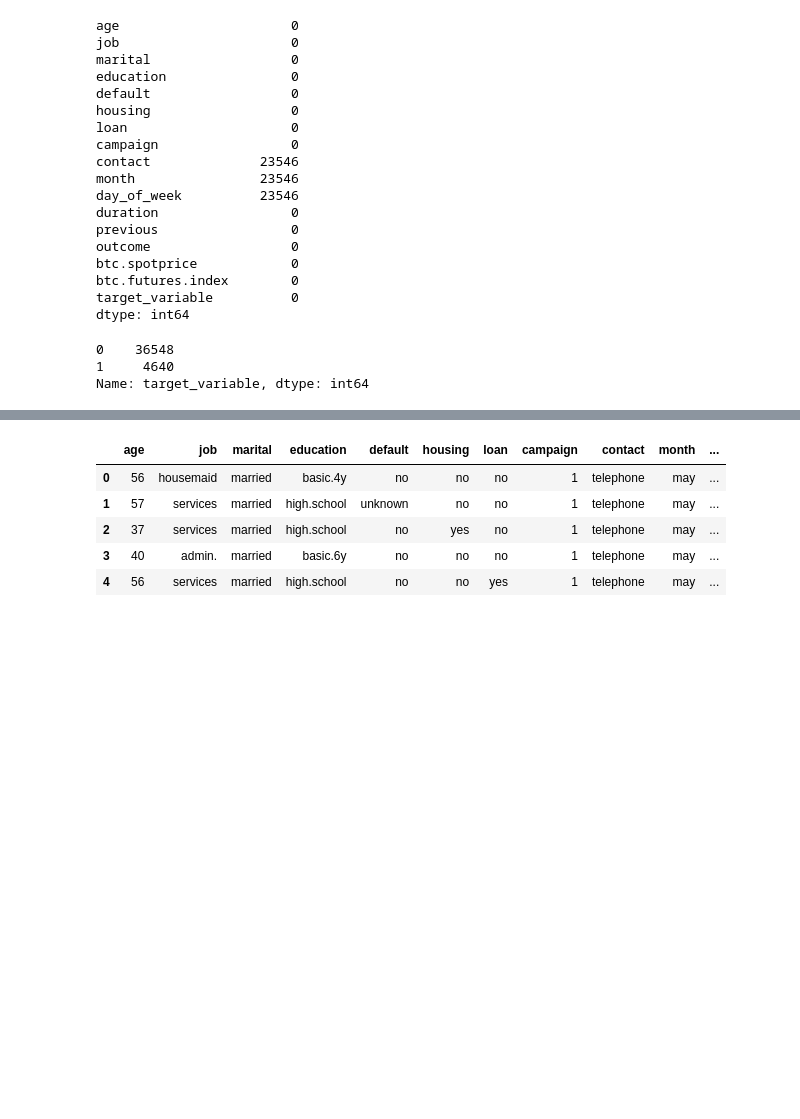
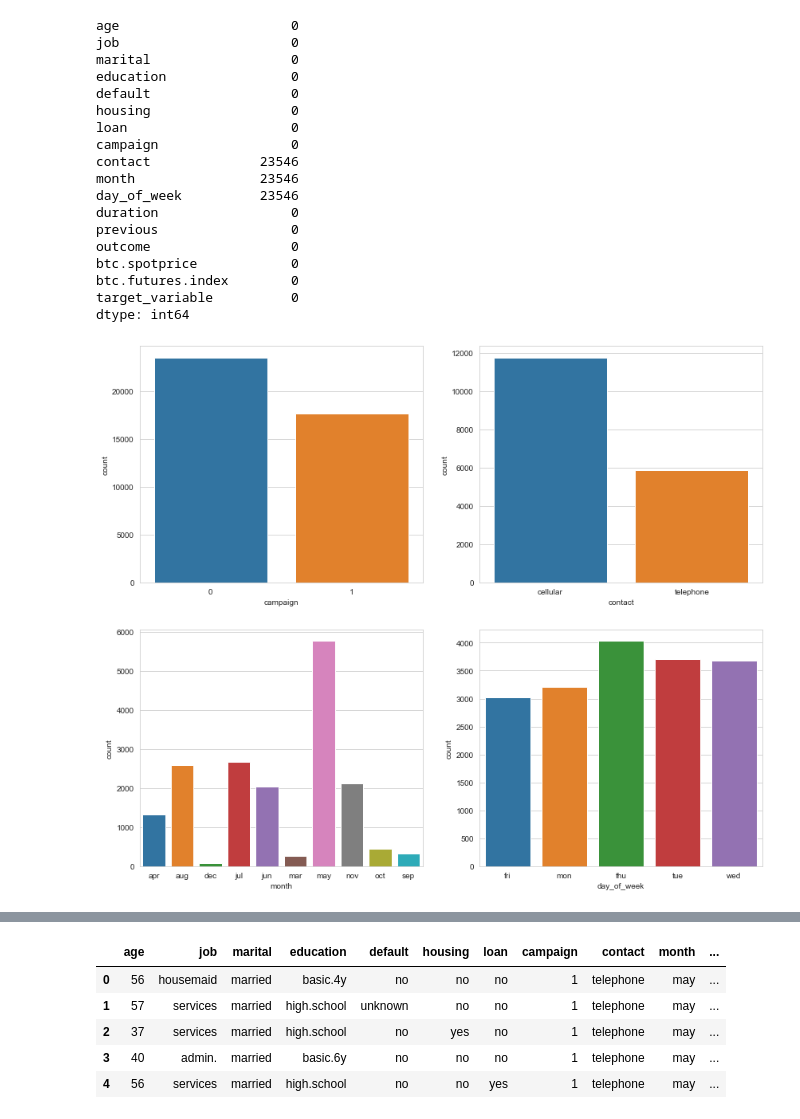
Before and after one commit to Vipul-15/marketing-data-science, a Jupyter notebook: Marketing_Datascience.ipynb, the cells around one changed output, grey strips where cells are left out. Cells and saved outputs as stored; diff of their text form; code cells hidden in the pictures; blank space fills up the shorter version.

```diff
--- a/Marketing_Datascience.ipynb
+++ b/Marketing_Datascience.ipynb
@@ -96,9 +123,13 @@ btc.spotprice            0
 btc.futures.index        0
 target_variable          0
 dtype: int64
-# %%
-df.target_variable.value_counts()
-# %% [output]
-0    36548
-1     4640
-Name: target_variable, dtype: int64
+# %%
+# Checking how the campaign data is distributed
+f, axes = plt.subplots(2,2, figsize=(14,12))
+sns.countplot(df.campaign, ax=axes[0,0])
+sns.countplot(df.contact, ax=axes[0,1])
+sns.countplot(df.month, ax=axes[1,0])
+sns.countplot(df.day_of_week, ax=axes[1,1])
+plt.show()
+# %% [output]
+[figure, added]
```
Also changed, not shown: parts of 26 cells of this notebook.
